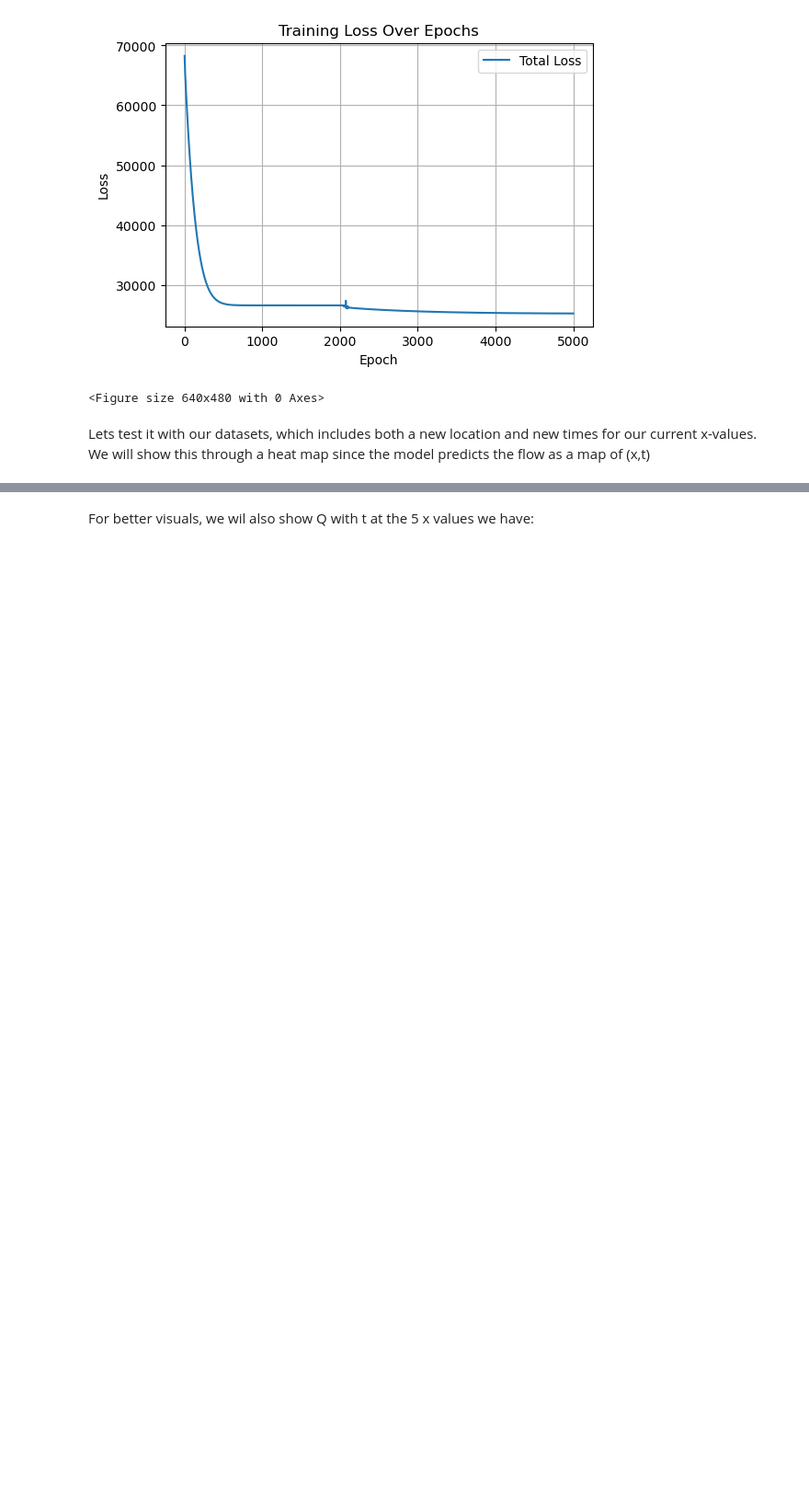
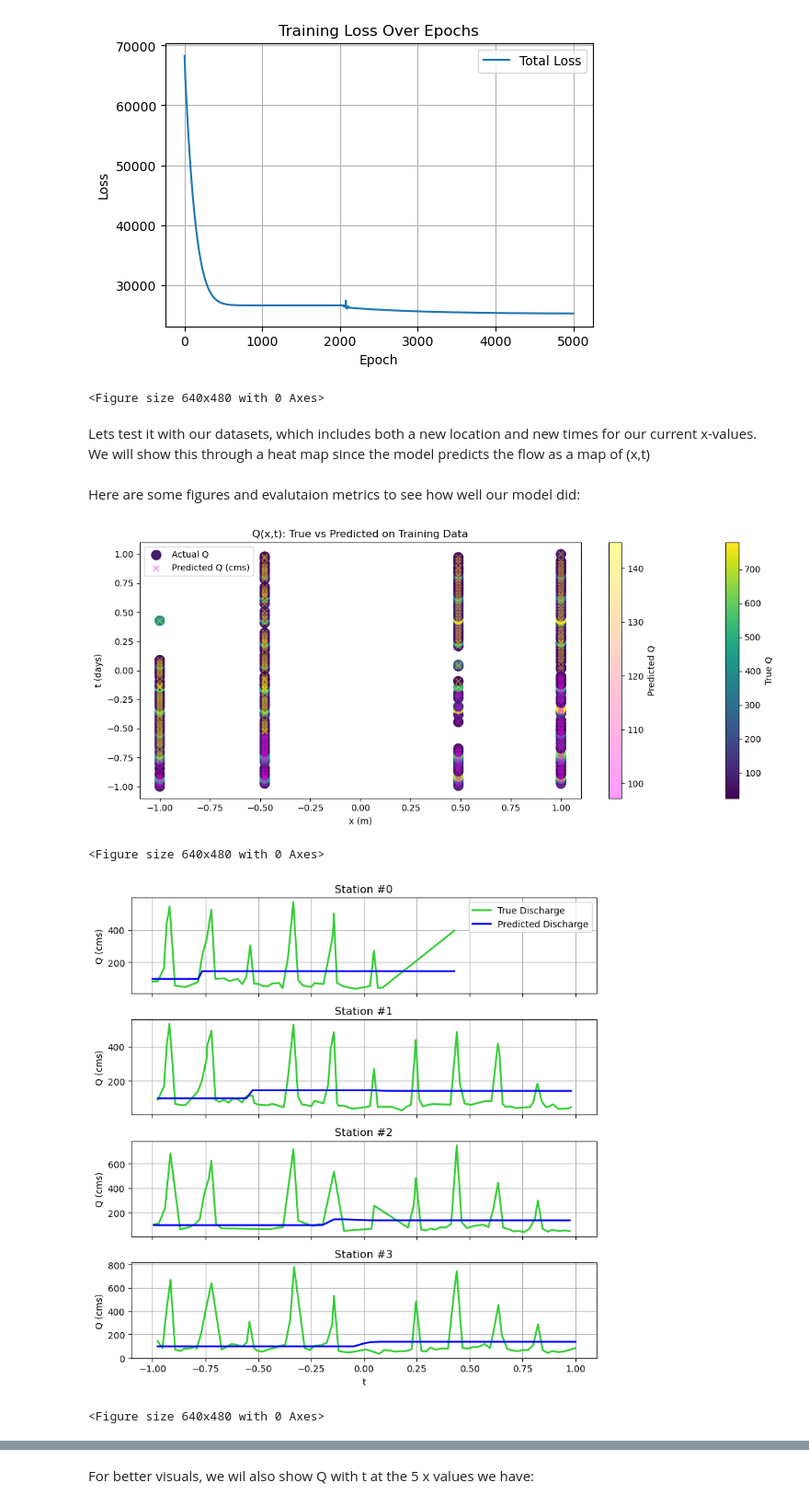
Before and after one commit to eburgon2/PINN-For-1d-Flow-Using-SVE, a Jupyter notebook: PINN.ipynb, the cells around one changed output, grey strips where cells are left out. Shown at 92% size. Saved outputs shown, nothing was run; the diff lists cells and outputs as text; code cells hidden in the pictures; blank space fills up the shorter version.

Commit message:
added graphs

```diff
--- a/PINN.ipynb
+++ b/PINN.ipynb
@@ -110,7 +110,6 @@ Now lets normalize our (x,t) data sets using the global (x_t_Train) reference po
 xt_ic_norm = torch.tensor(normalize(xt_ic,x_t_Train).values,dtype=torch.float32)
 xt_bc_norm = torch.tensor(normalize(xt_bc,x_t_Train).values,dtype=torch.float32)
 xt_obs_norm = torch.tensor(normalize(xt_obs,x_t_Train).values,dtype=torch.float32).requires_grad_(True)#for the pde
-#xt_norm = torch.tensor(normalize(x_t_Train,x_t_Train).values,dtype=torch.float32).requires_grad_(True) #for the pde, only when testing not total
 
 Qhb_bc = torch.tensor(Qhb_bc.values,dtype=torch.float32).requires_grad_(True)
 Q_b = Qhb_bc[:, 0:1]
@@ -126,6 +125,11 @@ Qhb_true = torch.tensor(Qhb_obs.values,dtype=torch.float32).requires_grad_(True)
 Q_true = Qhb_true[:, 0:1]
 h_true = Qhb_true[:, 1:2]
 b_true = Qhb_true[:, 2:3]
+
+
+#for the training test, only when testing not total
+Q_raw = Q_h_b_raw['Discharge (cms)']
+xt_norm = torch.tensor(normalize(x_t_Train,x_t_Train).values,dtype=torch.float32)
 # %% [markdown]
 As recommended in paper, activation will be tanh. Different hidden layer sizes in training will be tested, while the final values included will be what I considered "best" in the code block.
 # %%
@@ -401,0 +403,11 @@ test_Q = pd.concat([test1_Q,test2_Q,test3_Q,test4_Q,test5_Q])
+# %% [markdown]
+Here are some figures and evalutaion metrics to see how well our model did:
+# %%
+#Training figures
+mesh_plot(pinn_model,xt_norm,Q_raw,'Training')
+hydrograph(pinn_model,xt_norm,Q_raw,'Training')
+# %% [output]
+[figure, added]
+<Figure size 640x480 with 0 Axes>
+[figure, added]
+<Figure size 640x480 with 0 Axes>
```
Also changed, not shown: parts of 5 cells of this notebook, 4 other files.
